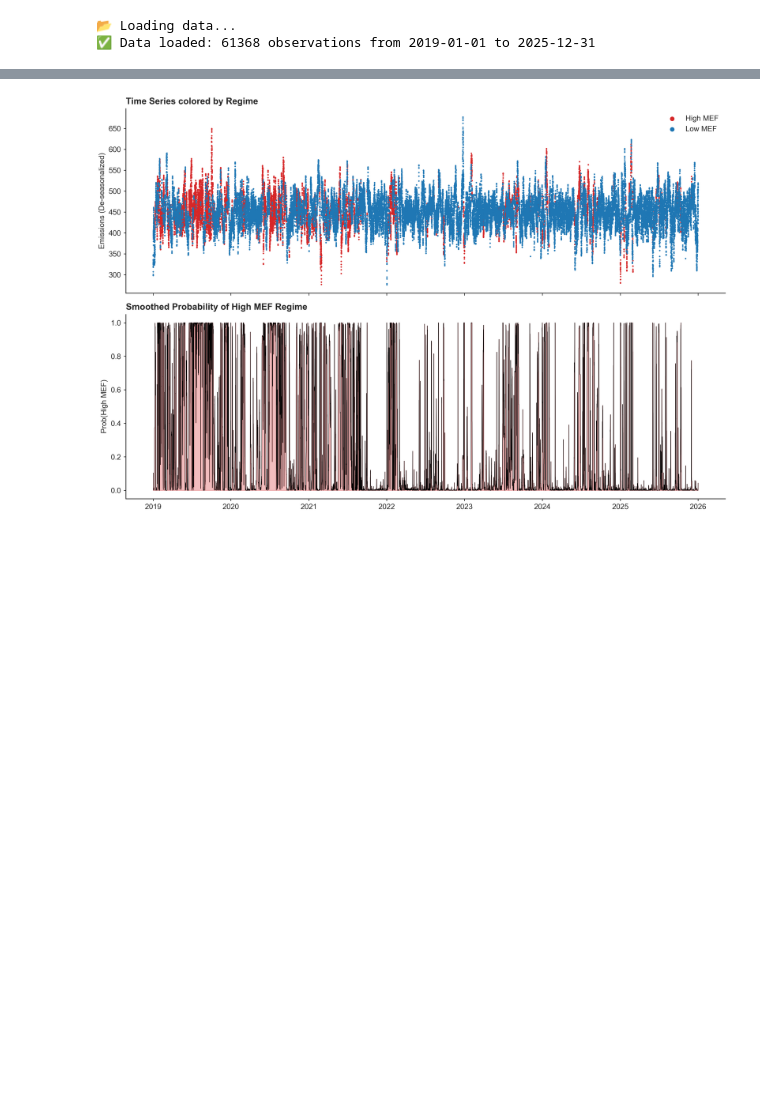
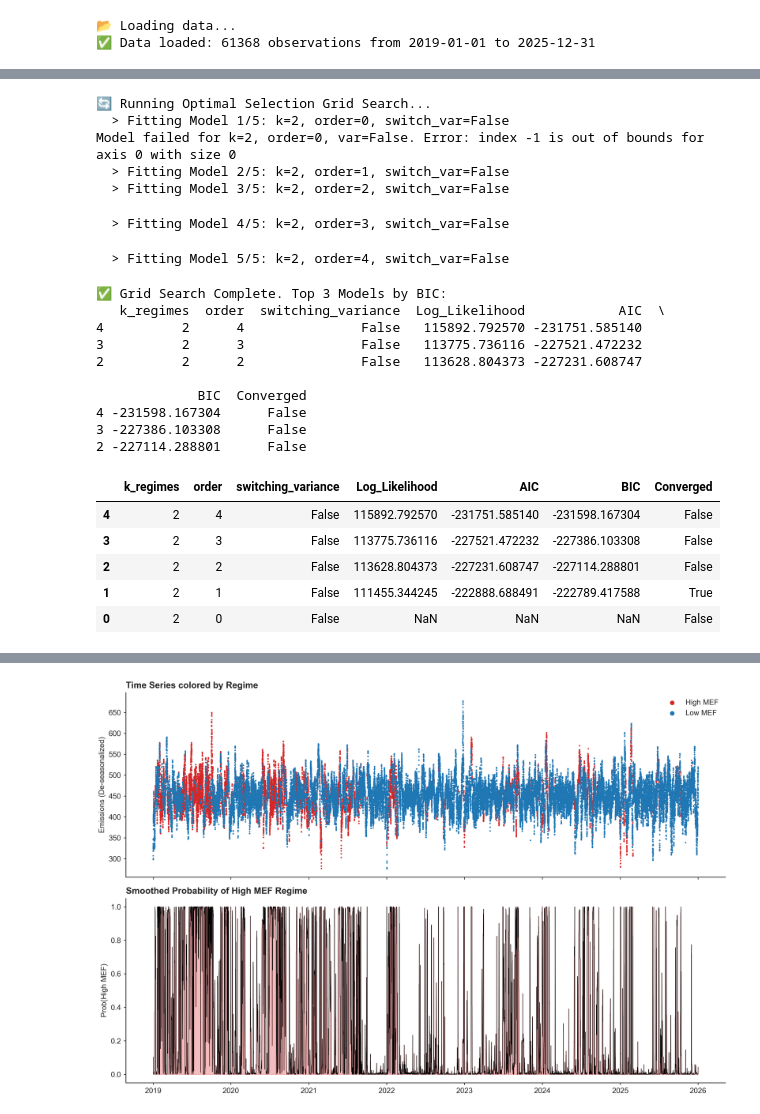
Before and after one commit to APanico12/STATE_DEPENDET_MEF, a Jupyter notebook: mainlight.ipynb, the cells around one changed output, grey strips where cells are left out. Drawn from its saved outputs; the diff is of its cells as text; code cells hidden in the pictures; blank space fills up the shorter version.

```diff
--- a/mainlight.ipynb
+++ b/mainlight.ipynb
@@ -46,3 +46,29 @@ Df Model:                           366
    -> Fitting OLS for Renewables...
 ✅ Dummy Variable Extraction completed
    R² Emissions Seasonality Model: 0.8094
+# %%
+analysis.test_optimal_selection()
+# %% [output]
+🔄 Running Optimal Selection Grid Search...
+  > Fitting Model 1/5: k=2, order=0, switch_var=False
+Model failed for k=2, order=0, var=False. Error: index -1 is out of bounds for axis 0 with size 0
+  > Fitting Model 2/5: k=2, order=1, switch_var=False
+  > Fitting Model 3/5: k=2, order=2, switch_var=False
+  > Fitting Model 4/5: k=2, order=3, switch_var=False
+  > Fitting Model 5/5: k=2, order=4, switch_var=False
+✅ Grid Search Complete. Top 3 Models by BIC:
+   k_regimes  order  switching_variance  Log_Likelihood            AIC  \
+4          2      4               False   115892.792570 -231751.585140
+3          2      3               False   113775.736116 -227521.472232
+2          2      2               False   113628.804373 -227231.608747
+
+             BIC  Converged
+4 -231598.167304      False
+3 -227386.103308      False
+2 -227114.288801      False
+|  | k_regimes | order | switching_variance | Log_Likelihood | AIC | BIC | Converged |
+| 4 | 2 | 4 | False | 115892.792570 | -231751.585140 | -231598.167304 | False |
+| 3 | 2 | 3 | False | 113775.736116 | -227521.472232 | -227386.103308 | False |
+| 2 | 2 | 2 | False | 113628.804373 | -227231.608747 | -227114.288801 | False |
+| 1 | 2 | 1 | False | 111455.344245 | -222888.688491 | -222789.417588 | True |
+| 0 | 2 | 0 | False | NaN | NaN | NaN | False |
```
Also changed, not shown: parts of 8 cells of this notebook, 50 other files.
